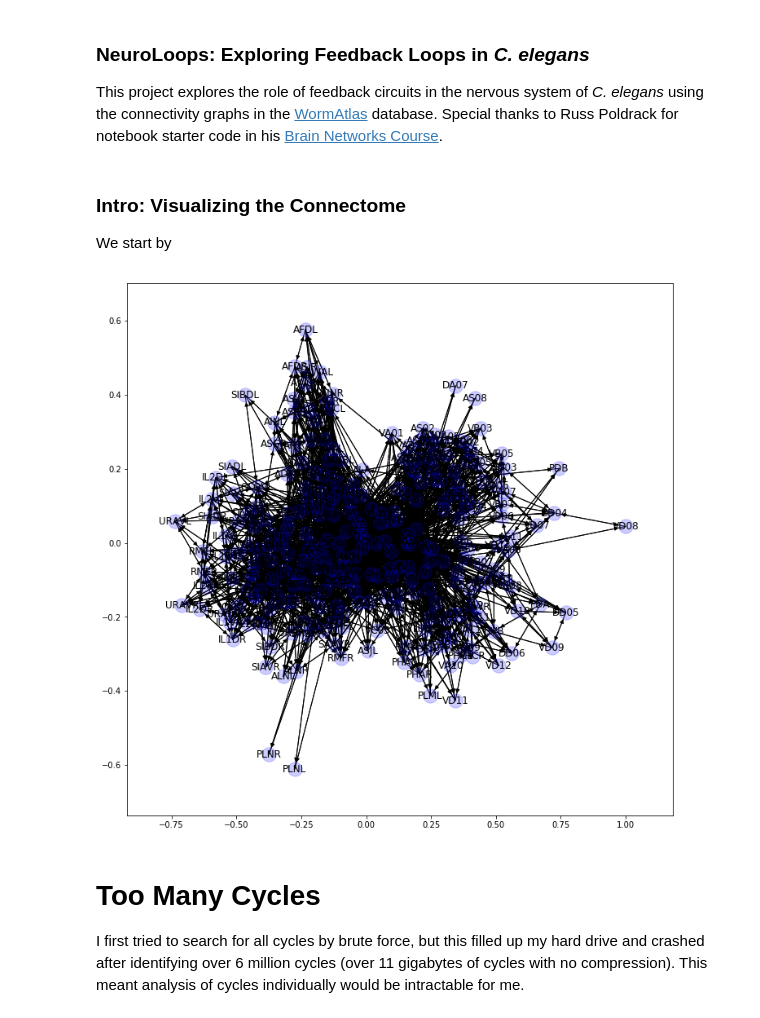
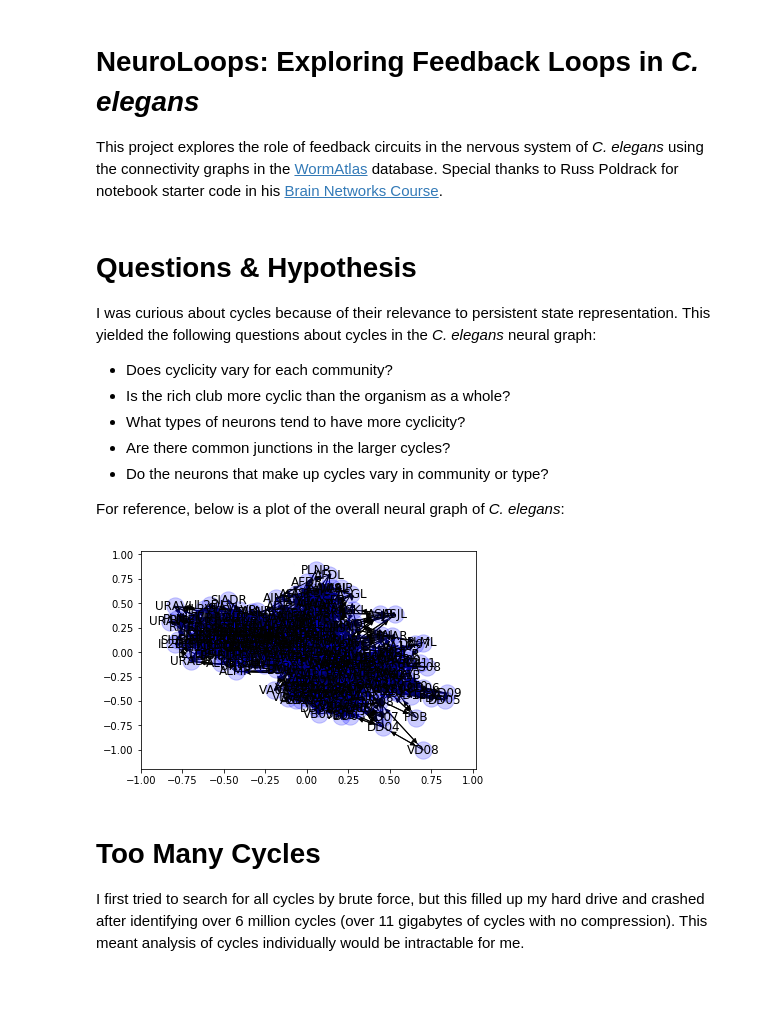
Before and after one commit to 3000farad/neuroloops, a Jupyter notebook: neuroloops.ipynb, the cells around one changed output. Saved outputs shown, nothing was run; the diff lists cells and outputs as text; code cells hidden in the pictures; blank space fills up the shorter version.

```diff
--- a/neuroloops.ipynb
+++ b/neuroloops.ipynb
@@ -1,5 +1,5 @@
 # %% [markdown]
-### NeuroLoops: Exploring Feedback Loops in _C. elegans_
+# NeuroLoops: Exploring Feedback Loops in _C. elegans_
 This project explores the role of feedback circuits in the nervous system of _C. elegans_ using the connectivity graphs in the [WormAtlas](http://www.wormatlas.org/) database.  Special thanks to Russ Poldrack for notebook starter code in his [Brain Networks Course](https://github.com/BrainNetworksCourse).
 # %%
 import pandas as pd
@@ -73,26 +73,32 @@ def plot_adjmtx(G,bin=True):
     for i in range(len(node_list)):
         ax.axvline(x=i-0.5,color='b')
         ax.axhline(y=i-0.5,color='b')
-# %% [markdown]
-### Intro: Visualizing the Connectome
-We start by
+# %% [markdown]
+# Questions & Hypothesis
+I was curious about cycles because of their relevance to persistent state representation.  This yielded the following questions about cycles in the _C. elegans_ neural graph:
+- Does cyclicity vary for each community?
+- Is the rich club more cyclic than the organism as a whole?
+- What types of neurons tend to have more cyclicity?
+- Are there common junctions in the larger cycles?
+- Do the neurons that make up cycles vary in community or type?
+
+For reference, below is a plot of the overall neural graph of _C. elegans_:
 # %%
 # Build plot
-plt.figure(figsize=(12,12))
+#plt.figure(figsize=(12,12))
 edge_expansion=12
 node_expansion=30
-
 layout = nx.spring_layout(G)
 #weights=nx.get_edge_attributes(G,'weight')
 _=nx.draw_networkx_edges(G,pos=layout, )
 #                      width=[weights[i]*edge_expansion for i in G.edges],alpha=0.3)
 _=nx.draw_networkx_nodes(G,pos=layout,
                          node_color='blue',
                          alpha=0.2,)
                         #node_size=[G.out_degree[i]*node_expansion for i in G.nodes]*node_expansion)
 _=nx.draw_networkx_labels(G,pos=layout)
 # %% [output]
-[figure, old version]
+[figure, new version]
 # %% [markdown]
 # Too Many Cycles
 I first tried to search for all cycles by brute force, but this filled up my hard drive and crashed after identifying over 6 million cycles (over 11 gigabytes of cycles with no compression).  This meant analysis of cycles individually would be intractable for me.
```
Also changed, not shown: parts of 17 cells of this notebook, 3 other files.
